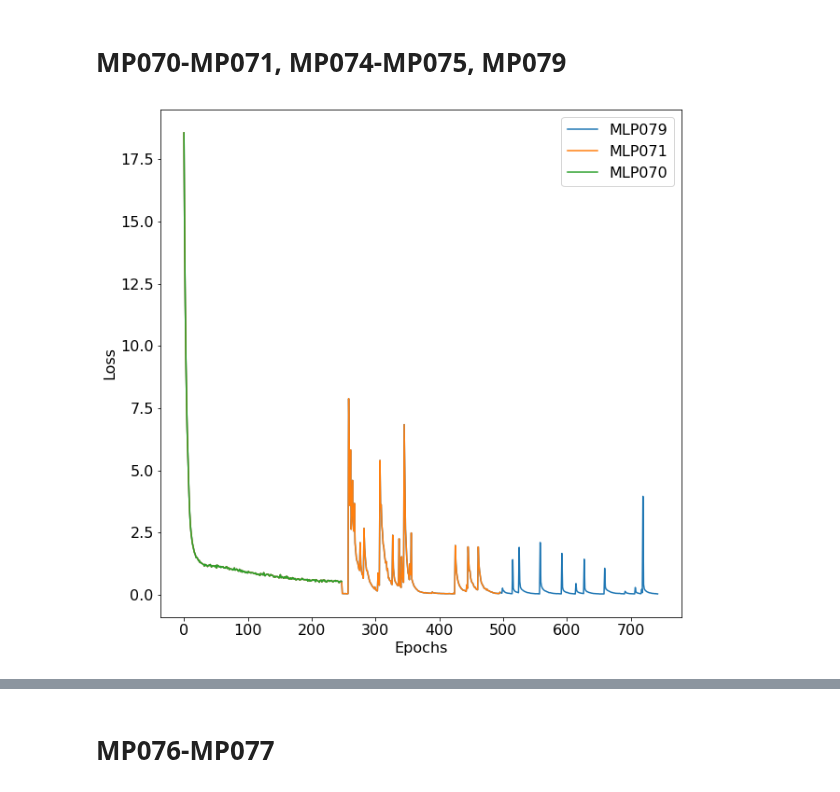
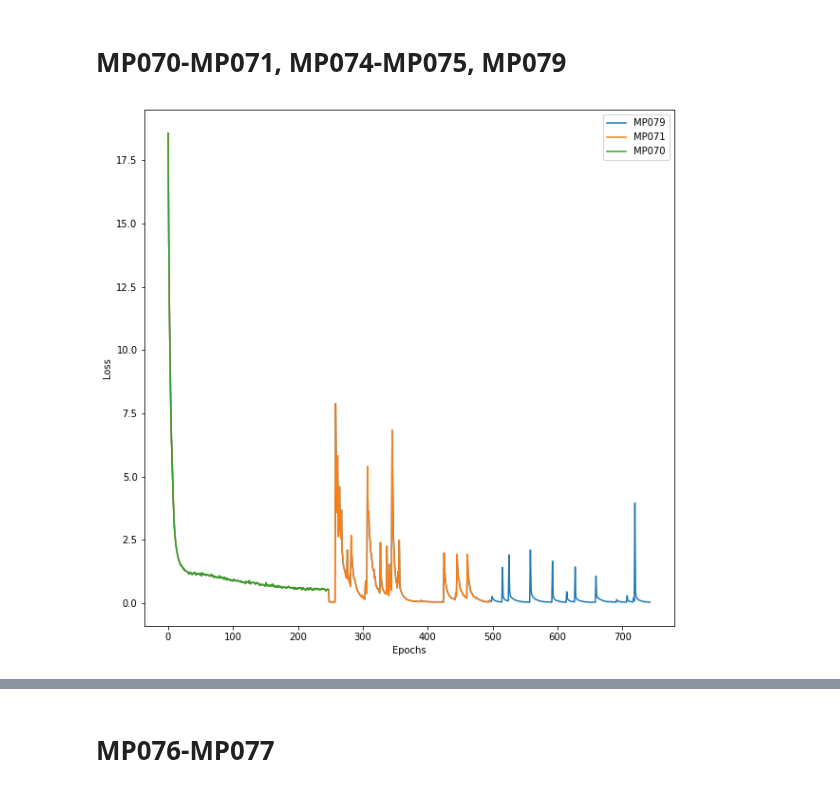
Before and after one commit to thatscotdatasci/mopo, a Jupyter notebook: model_training_analysis.ipynb, the cells around one changed output, grey strips where cells are left out. Saved outputs shown, nothing was run; the diff lists cells and outputs as text; code cells hidden in the pictures.

```diff
--- a/model_training_analysis.ipynb
+++ b/model_training_analysis.ipynb
@@ -198,14 +199,14 @@ MP079_ho_pol_var_loss_df   = get_results("MP079", "model_holdout_pol_var_loss_hi
 MP079_ho_pol_mean_loss_df  = get_results("MP079", "model_holdout_mean_pol_loss_history.txt")
 # %%
 fig, ax = plt.subplots(1, 1, figsize=(10,10))
-ax.plot(MP079_total_loss_df.mean(axis=1), label='MLP079')
-ax.plot(MP071_total_loss_df.mean(axis=1), label='MLP071')
-ax.plot(MP070_total_loss_df.mean(axis=1), label='MLP070')
+ax.plot(MP079_total_loss_df.mean(axis=1), label='MP079')
+ax.plot(MP071_total_loss_df.mean(axis=1), label='MP071')
+ax.plot(MP070_total_loss_df.mean(axis=1), label='MP070')
 ax.set_xlabel('Epochs')
 ax.set_ylabel('Loss')
 ax.legend()
 pass
 # %% [output]
-[figure, old version]
+[figure, new version]
 # %%
 fig, ax = plt.subplots(1, 1, figsize=(10,10))
```
Also changed, not shown: parts of 21 cells of this notebook, 1 other file.
